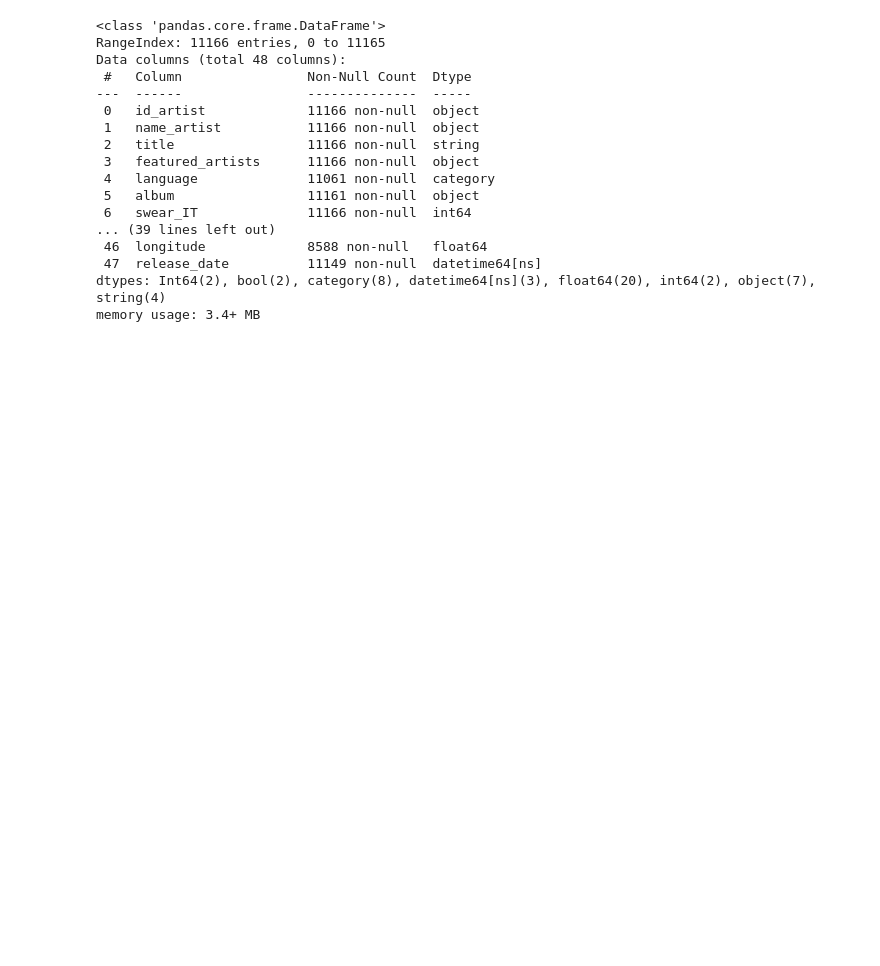
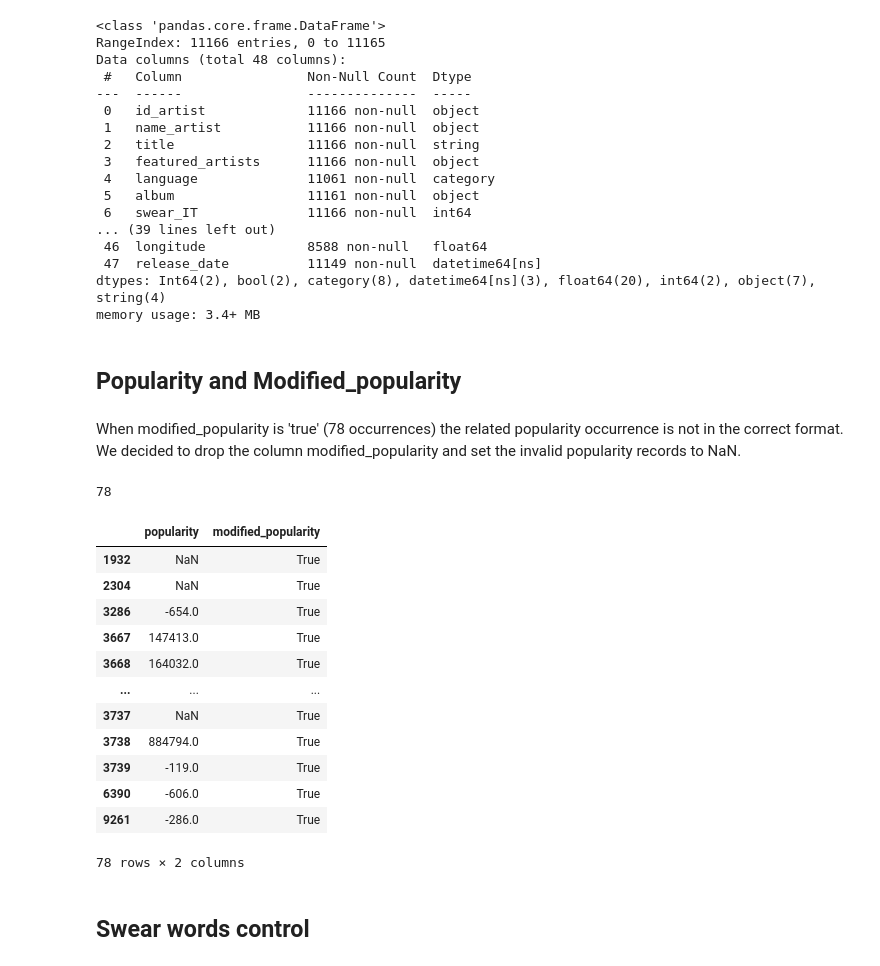
Before and after one commit to Syreel/DataMining, a Jupyter notebook: data_preparation.ipynb, the cells around one changed output. Drawn from its saved outputs; the diff is of its cells as text; code cells hidden in the pictures; blank space fills up the shorter version.

Commit message:
modified pop

```diff
--- a/data_preparation.ipynb
+++ b/data_preparation.ipynb
@@ -1028,3 +1033,31 @@ Data columns (total 48 columns):
  47  release_date          11149 non-null  datetime64[ns]
 dtypes: Int64(2), bool(2), category(8), datetime64[ns](3), float64(20), int64(2), object(7), string(4)
 memory usage: 3.4+ MB
+# %% [markdown]
+## Popularity and Modified_popularity
+# %% [markdown]
+When modified_popularity is 'true' (78 occurrences) the related popularity occurrence is not in the correct format.
+We decided to drop the column modified_popularity and set the invalid popularity records to NaN.
+# %%
+pop=df[df['modified_popularity']==True]
+print(len(pop))
+# %% [output]
+78
+# %%
+condizione= (df['popularity']<0) | (df['popularity']>100) | (df['popularity'].isna())
+dati_filtrati = df.loc[condizione, ['popularity', 'modified_popularity']]
+dati_filtrati
+# %% [output]
+|  | popularity | modified_popularity |
+| 1932 | NaN | True |
+| 2304 | NaN | True |
+| 3286 | -654.0 | True |
+| 3667 | 147413.0 | True |
+| 3668 | 164032.0 | True |
+| ... | ... | ... |
+| 3737 | NaN | True |
+| 3738 | 884794.0 | True |
+| 3739 | -119.0 | True |
+| 6390 | -606.0 | True |
+| 9261 | -286.0 | True |
+78 rows × 2 columns
@@ -1030,0 +1068,2 @@ memory usage: 3.4+ MB
+# %% [markdown]
+## Swear words control
```
Also changed, not shown: parts of 7 cells of this notebook.
